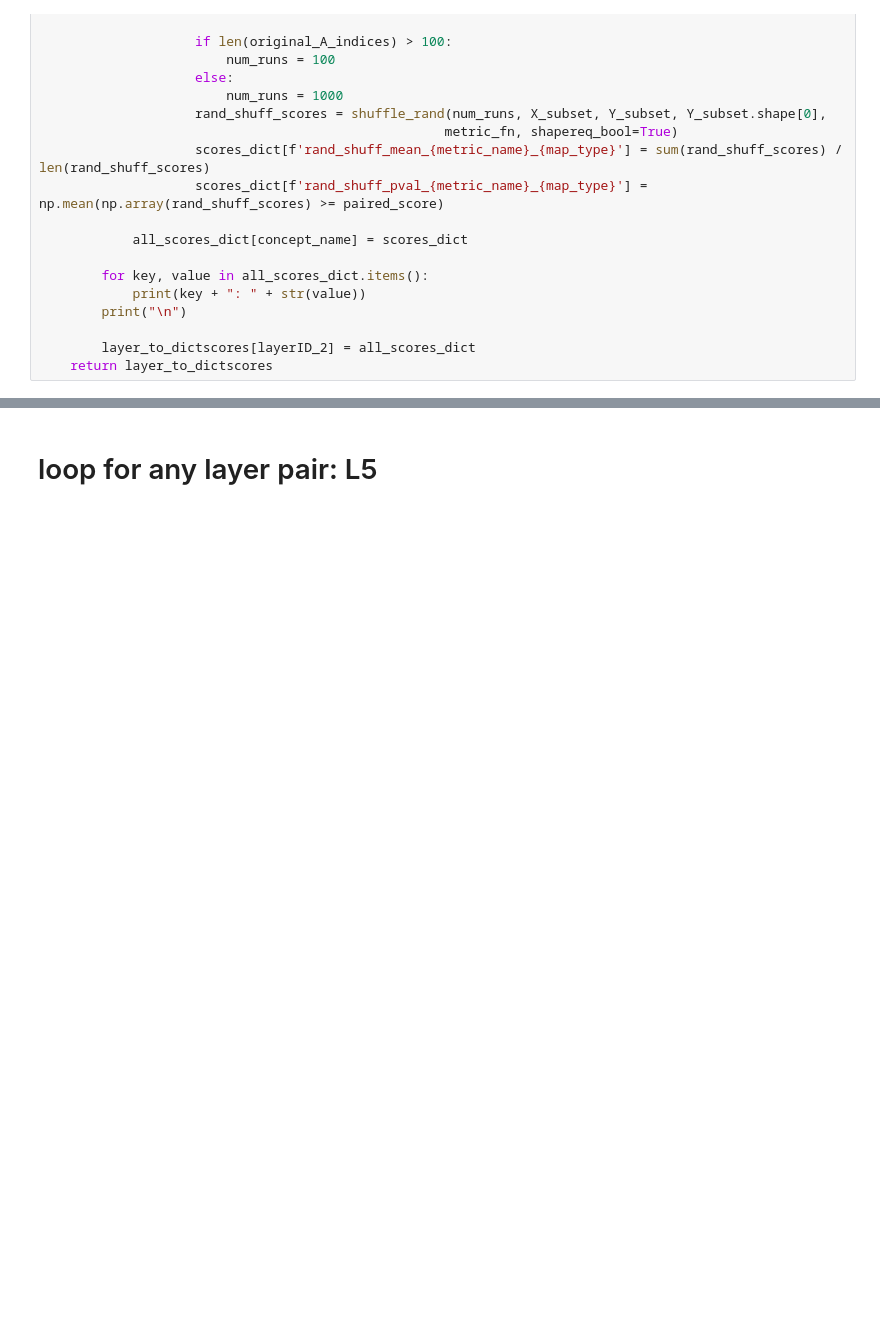
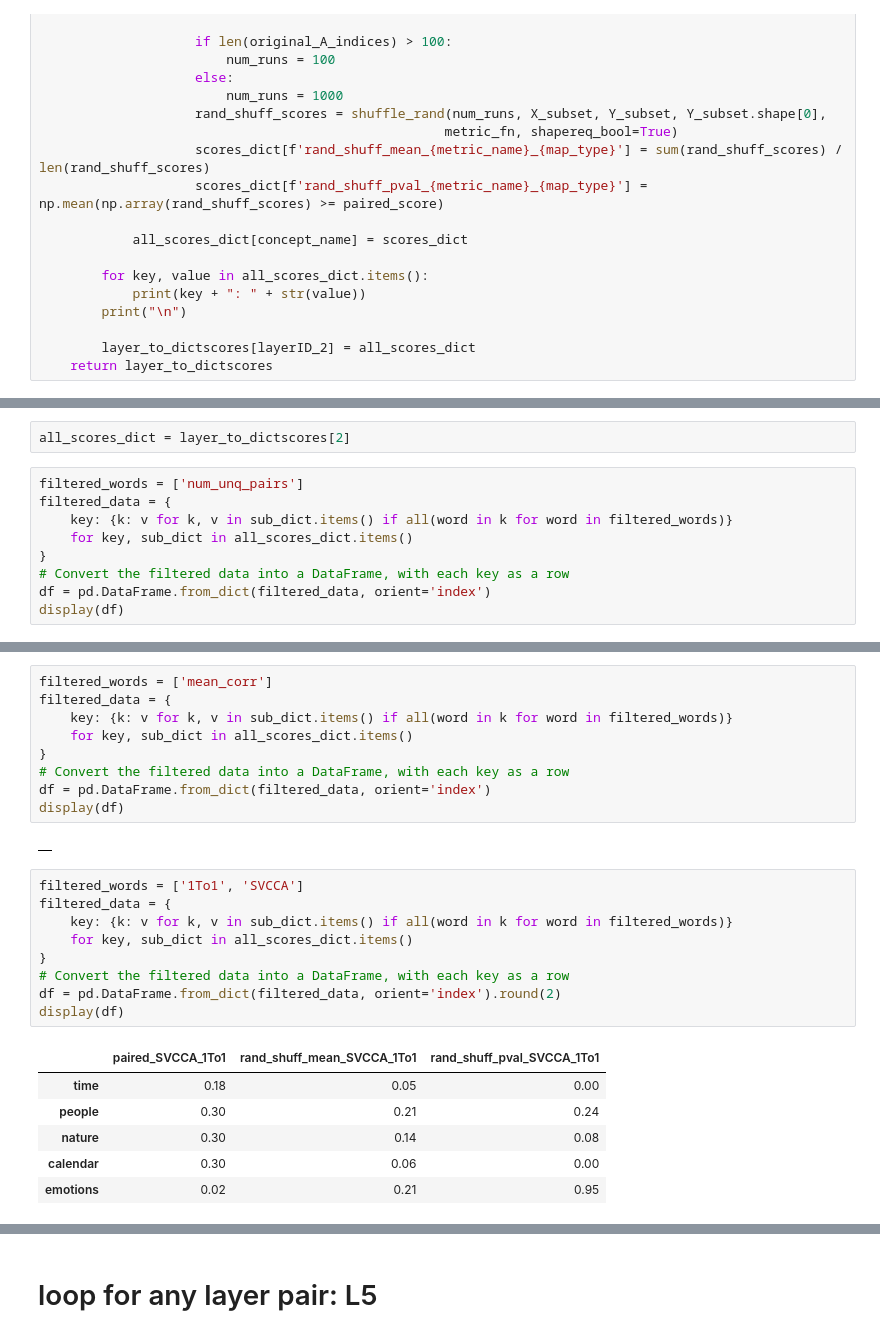
Before and after one commit to wlg1/univ_feat_geom, a Jupyter notebook: notebooks/semantic_subspace_sim/match_semantic_spaces_v7.ipynb, the cells around one changed output, grey strips where cells are left out. Cells and saved outputs as stored; diff of their text form; blank space fills up the shorter version.

```diff
--- a/notebooks/semantic_subspace_sim/match_semantic_spaces_v7.ipynb
+++ b/notebooks/semantic_subspace_sim/match_semantic_spaces_v7.ipynb
@@ -2301,0 +2466,11 @@ def run_semantic_subspace_expms(fList_model_B_seqs, model_A_layer_labels, output
+# %%
+all_scores_dict = layer_to_dictscores[2]
+# %%
+filtered_words = ['num_unq_pairs']
+filtered_data = {
+    key: {k: v for k, v in sub_dict.items() if all(word in k for word in filtered_words)}
+    for key, sub_dict in all_scores_dict.items()
+}
+# Convert the filtered data into a DataFrame, with each key as a row
+df = pd.DataFrame.from_dict(filtered_data, orient='index')
+display(df)
@@ -2301,0 +2484,27 @@ def run_semantic_subspace_expms(fList_model_B_seqs, model_A_layer_labels, output
+# %%
+filtered_words = ['mean_corr']
+filtered_data = {
+    key: {k: v for k, v in sub_dict.items() if all(word in k for word in filtered_words)}
+    for key, sub_dict in all_scores_dict.items()
+}
+# Convert the filtered data into a DataFrame, with each key as a row
+df = pd.DataFrame.from_dict(filtered_data, orient='index')
+display(df)
+# %% [output]
+|  |
+# %%
+filtered_words = ['1To1', 'SVCCA']
+filtered_data = {
+    key: {k: v for k, v in sub_dict.items() if all(word in k for word in filtered_words)}
+    for key, sub_dict in all_scores_dict.items()
+}
+# Convert the filtered data into a DataFrame, with each key as a row
+df = pd.DataFrame.from_dict(filtered_data, orient='index').round(2)
+display(df)
+# %% [output]
+|  | paired_SVCCA_1To1 | rand_shuff_mean_SVCCA_1To1 | rand_shuff_pval_SVCCA_1To1 |
+| time | 0.18 | 0.05 | 0.00 |
+| people | 0.30 | 0.21 | 0.24 |
+| nature | 0.30 | 0.14 | 0.08 |
+| calendar | 0.30 | 0.06 | 0.00 |
+| emotions | 0.02 | 0.21 | 0.95 |
```
Also changed, not shown: parts of 125 cells of this notebook, 19 other files.
